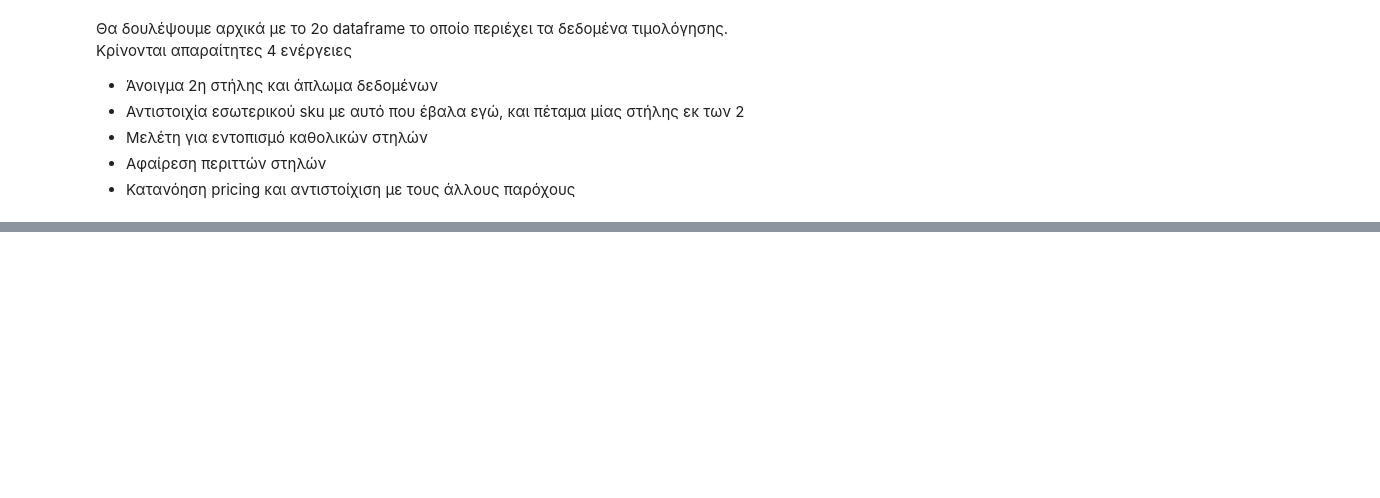
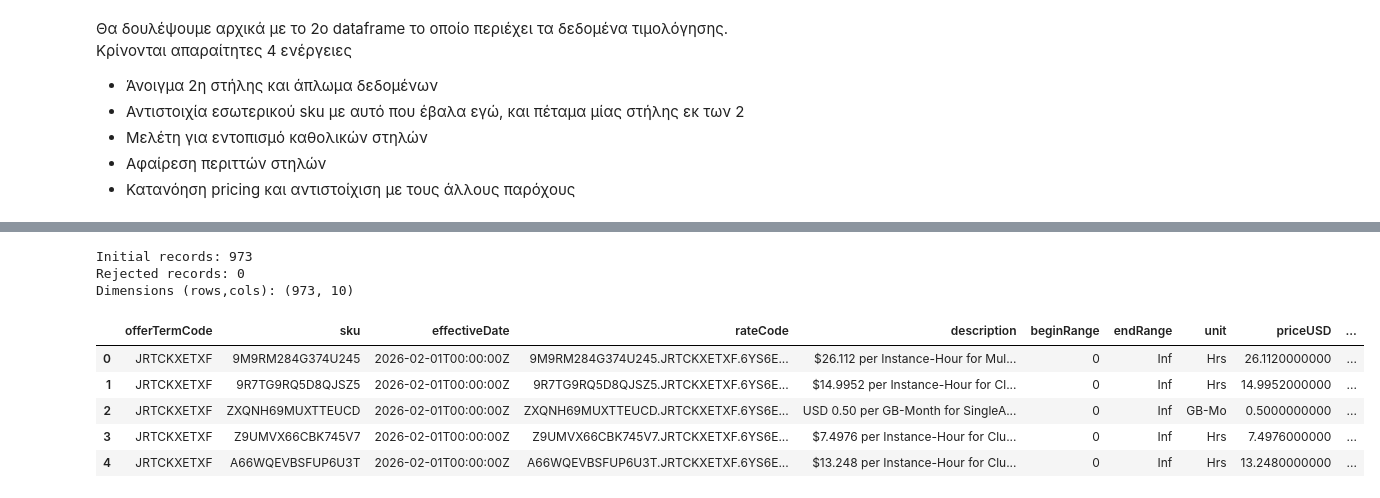
Before and after one commit to PanosVaritis/Pricing-ops-api, a Jupyter notebook: notebooks/aws_eda.ipynb, the cells around one changed output, grey strips where cells are left out. Saved outputs shown, nothing was run; the diff lists cells and outputs as text; code cells hidden in the pictures; blank space fills up the shorter version.

```diff
--- a/notebooks/aws_eda.ipynb
+++ b/notebooks/aws_eda.ipynb
@@ -116,0 +268,31 @@ Terms DataFrame: Rows = 973, Columns = 2
+# %%
+rowCount = len(df_terms_final)
+
+#Βάζω το if για να μπορώ να τρέχω το κελί και μόνο του χωρίς να πετάει error
+if 'skuNew' in df_terms_final.columns and 'sku' in df_terms_final.columns:
+
+    # Φτιάχνω την συνθήκη ελέγχου - διαγραφής μιας υπηρεσίας και την εφαρμόζω απευθείας μετά πάνω στο dataframe. Γλιτώνω το loop
+    condition = (df_terms_final['skuNew'] == df_terms_final['sku'])
+
+    df_filtered_terms = df_terms_final[condition]
+
+    df_terms_final = df_filtered_terms.copy()
+
+print(f"Initial records: {rowCount}")
+print(f"Rejected records: {rowCount - len(df_terms_final)}")
+
+if 'skuNew' in df_terms_final.columns:
+    df_terms_final = df_terms_final.drop(columns=['skuNew'])
+
+print(f"Dimensions (rows,cols): {df_terms_final.shape}")
+df_terms_final.head()
+# %% [output]
+Initial records: 973
+Rejected records: 0
+Dimensions (rows,cols): (973, 10)
+|  | offerTermCode | sku | effectiveDate | rateCode | description | beginRange | endRange | unit | priceUSD | ... |
+| 0 | JRTCKXETXF | 9M9RM284G374U245 | 2026-02-01T00:00:00Z | 9M9RM284G374U245.JRTCKXETXF.6YS6E... | $26.112 per Instance-Hour for Mul... | 0 | Inf | Hrs | 26.1120000000 | ... |
+| 1 | JRTCKXETXF | 9R7TG9RQ5D8QJSZ5 | 2026-02-01T00:00:00Z | 9R7TG9RQ5D8QJSZ5.JRTCKXETXF.6YS6E... | $14.9952 per Instance-Hour for Cl... | 0 | Inf | Hrs | 14.9952000000 | ... |
+| 2 | JRTCKXETXF | ZXQNH69MUXTTEUCD | 2026-02-01T00:00:00Z | ZXQNH69MUXTTEUCD.JRTCKXETXF.6YS6E... | USD 0.50 per GB-Month for SingleA... | 0 | Inf | GB-Mo | 0.5000000000 | ... |
+| 3 | JRTCKXETXF | Z9UMVX66CBK745V7 | 2026-02-01T00:00:00Z | Z9UMVX66CBK745V7.JRTCKXETXF.6YS6E... | $7.4976 per Instance-Hour for Clu... | 0 | Inf | Hrs | 7.4976000000 | ... |
+| 4 | JRTCKXETXF | A66WQEVBSFUP6U3T | 2026-02-01T00:00:00Z | A66WQEVBSFUP6U3T.JRTCKXETXF.6YS6E... | $13.248 per Instance-Hour for Clu... | 0 | Inf | Hrs | 13.2480000000 | ... |
```
Also changed, not shown: parts of 15 cells of this notebook.
